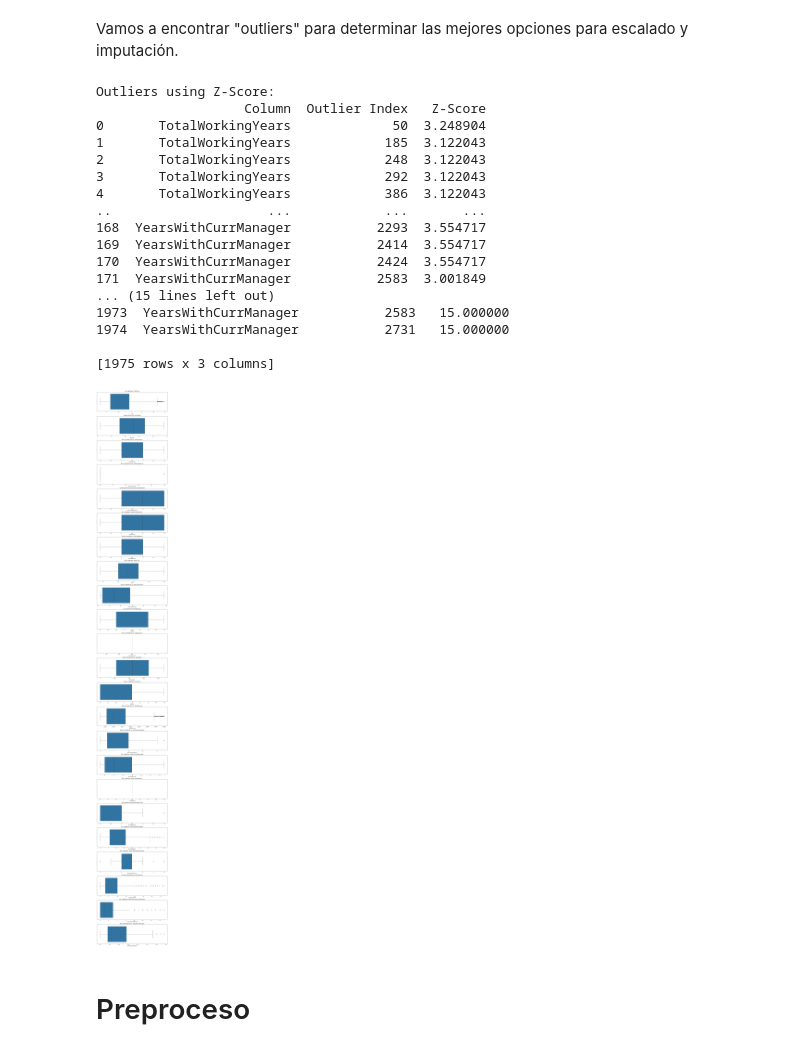
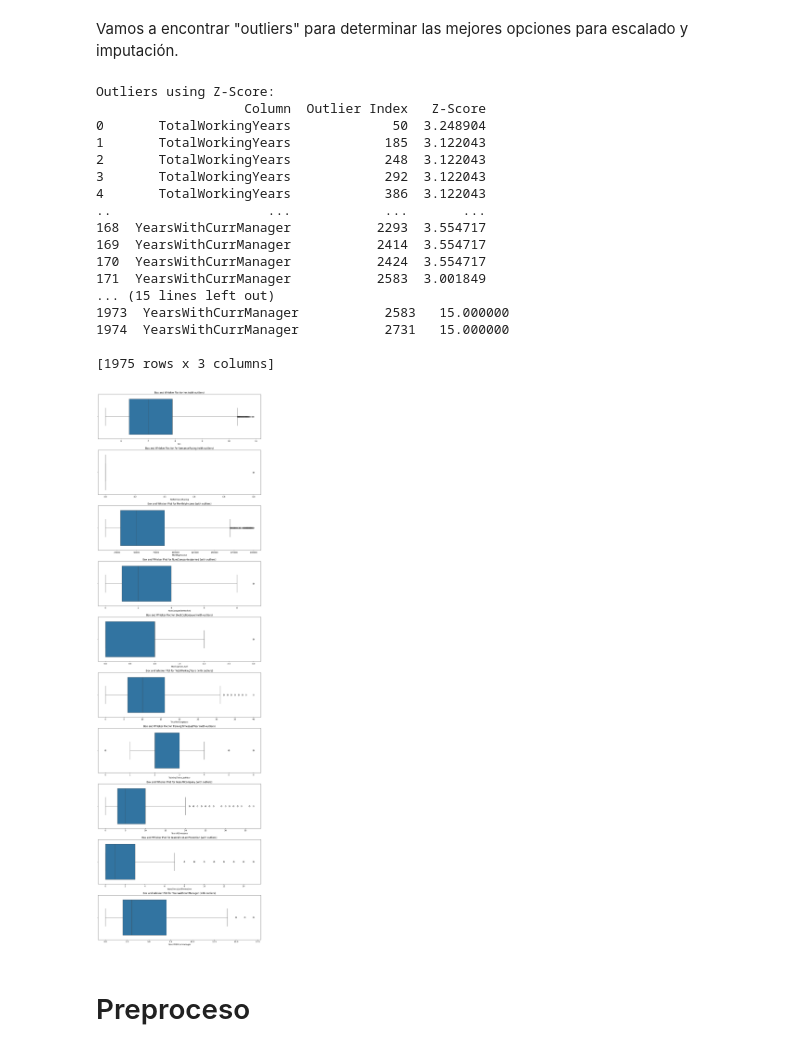
Before and after one commit to 100495982/ML_G84_Grupo2, a Jupyter notebook: primera_práctica.ipynb, the cells around one changed output. Cells and saved outputs as stored; diff of their text form; code cells hidden in the pictures.

```diff
--- a/primera_práctica.ipynb
+++ b/primera_práctica.ipynb
@@ -161,13 +157,13 @@ import matplotlib.pyplot as plt
 import seaborn as sns
 from scipy.stats import zscore
 
-# Detecting Outliers using Z-Score
+# outliers con z-score
 def zscore_outliers(df, threshold=3):
     numerical_cols = df.select_dtypes(include=[np.number]).columns
-    outliers_list = []  # Store outliers in a list
+    outliers_list = []
 
     for col in numerical_cols:
-        z_scores = zscore(df[col].dropna())  # Calculate Z-scores
+        z_scores = zscore(df[col].dropna())
         outlier_indices = np.where(np.abs(z_scores) > threshold)[0]
         outlier_values = df[col].iloc[outlier_indices]
         for idx, value in zip(outlier_indices, outlier_values):
@@ -176,10 +172,10 @@ def zscore_outliers(df, threshold=3):
     outliers = pd.DataFrame(outliers_list)
     return outliers
 
-# Detecting Outliers using IQR
+# outliers con IQR
 def iqr_outliers(df):
     numerical_cols = df.select_dtypes(include=[np.number]).columns
-    outliers_list = []  # Store outliers in a list
+    outliers_list = []
 
     for col in numerical_cols:
         Q1 = df[col].quantile(0.25)
@@ -197,51 +193,63 @@ def iqr_outliers(df):
     outliers = pd.DataFrame(outliers_list)
     return outliers
 
-# Find outliers using Z-Score
 outliers_zscore = zscore_outliers(df)
 print("\nOutliers using Z-Score:")
 print(outliers_zscore)
 
-# Find outliers using IQR Method
 outliers_iqr = iqr_outliers(df)
 print("\nOutliers using IQR Method:")
 print(outliers_iqr)
 
-# Box and Whisker Plot for Outliers Visualization
-def plot_boxplots(df):
+# outliers con box & whiskers
+def plot_boxplots_with_outliers(df):
     numerical_cols = df.select_dtypes(include=[np.number]).columns
+    cols_with_outliers = []
 
-    plt.figure(figsize=(12, len(numerical_cols) * 4))
-    for i, col in enumerate(numerical_cols, 1):
-        plt.subplot(len(numerical_cols), 1, i)
+    for col in numerical_cols:
+        col_data = df[col].dropna()
+        q1, q3 = np.percentile(col_data, [25, 75])
+        iqr = q3 - q1
+        lower_bound = q1 - 1.5 * iqr
+        upper_bound = q3 + 1.5 * iqr
+        if ((col_data < lower_bound) | (col_data > upper_bound)).any():
+            cols_with_outliers.append(col)
+
+    if not cols_with_outliers:
+        print("No numerical columns with outliers found.")
+        return
+
+    # solo muestra los plots con outliers
+    plt.figure(figsize=(12, len(cols_with_outliers) * 4))
+    for i, col in enumerate(cols_with_outliers, 1):
+        plt.subplot(len(cols_with_outliers), 1, i)
         sns.boxplot(x=df[col])
-        plt.title(f'Box and Whisker Plot for {col}')
+        plt.title(f'Box and Whisker Plot for {col} (with outliers)')
         plt.xlabel(col)
 
     plt.tight_layout()
     plt.show()
 
-# Plot boxplots for all numerical attributes
-plot_boxplots(df)
+plot_boxplots_with_outliers(df)
 # %% [output]
 Outliers using Z-Score:
                    Column  Outlier Index   Z-Score
 0       TotalWorkingYears             50  3.248904
 1       TotalWorkingYears            185  3.122043
 2       TotalWorkingYears            248  3.122043
 3       TotalWorkingYears            292  3.122043
 4       TotalWorkingYears            386  3.122043
 ..                    ...            ...       ...
 168  YearsWithCurrManager           2293  3.554717
 169  YearsWithCurrManager           2414  3.554717
 170  YearsWithCurrManager           2424  3.554717
 171  YearsWithCurrManager           2583  3.001849
 ... (15 lines left out)
 1973  YearsWithCurrManager           2583   15.000000
 1974  YearsWithCurrManager           2731   15.000000
 
 [1975 rows x 3 columns]
-[figure, old version]
+[figure, new version]
 # %% [markdown]
 # Preproceso
 # %%
```
Also changed, not shown: parts of 43 cells of this notebook.
